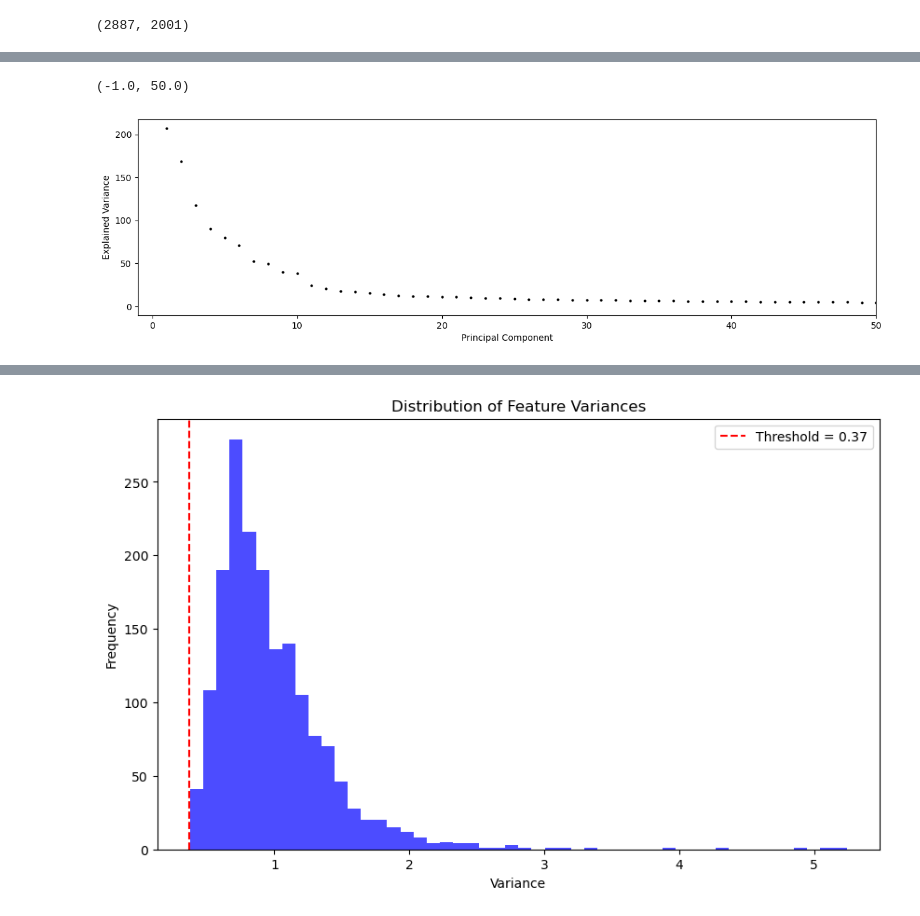
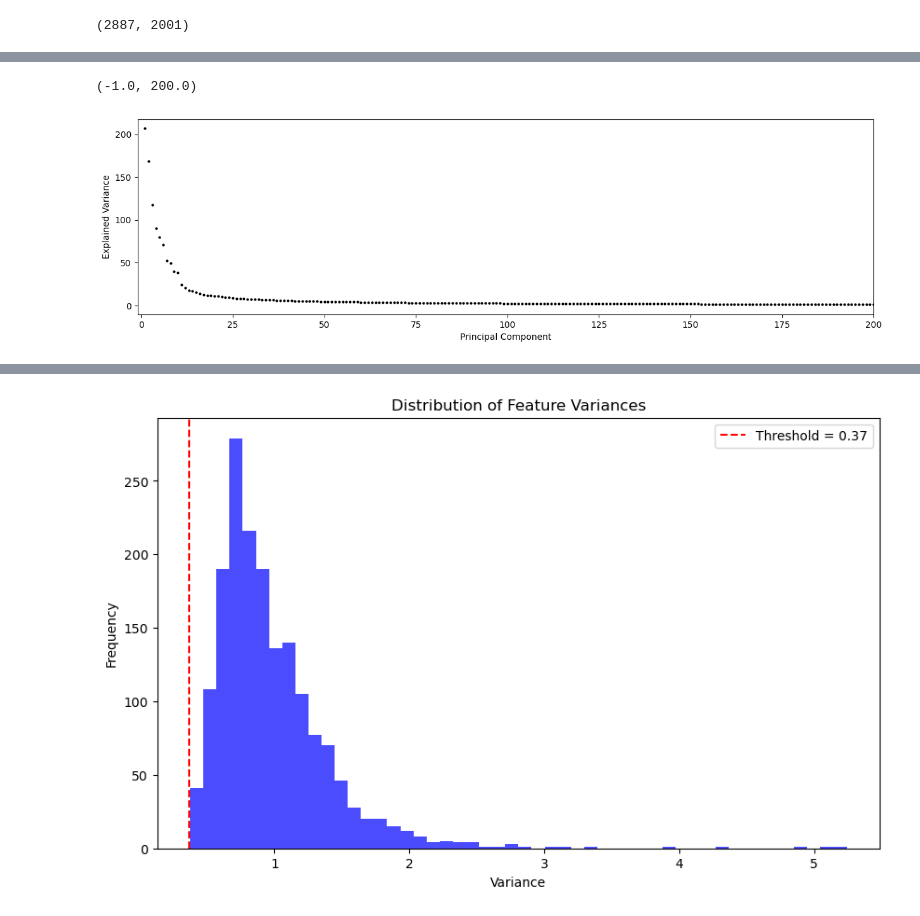
Before and after one commit to FelixJons/mve411-big-data-stats, a Jupyter notebook: assignment-1/main_notebook.ipynb, the cells around one changed output, grey strips where cells are left out. Saved outputs shown, nothing was run; the diff lists cells and outputs as text; code cells hidden in the pictures.

```diff
--- a/assignment-1/main_notebook.ipynb
+++ b/assignment-1/main_notebook.ipynb
@@ -148,17 +198,17 @@ X_test = scaler.transform(X_test)
 # %%
 ##### Scree plot to visualize effect of num of PC ######
 pca = PCA().fit(X_train)
 
 fig = plt.figure(figsize=(15, 4))
 ax = fig.gca()
 
 ax.plot(np.arange(1, len(pca.explained_variance_) + 1), pca.explained_variance_, 'ok', markersize=2)
 ax.set_xlabel("Principal Component")
 ax.set_ylabel("Explained Variance")
-ax.set_xlim([-1,50])
+ax.set_xlim([-1,200])
 # %% [output]
-(-1.0, 50.0)
+(-1.0, 200.0)
-[figure, old version]
+[figure, new version]
 # %%
 ####### Cross-validation to find optimal num of PC #######
 
```
Also changed, not shown: parts of 2 cells of this notebook.
